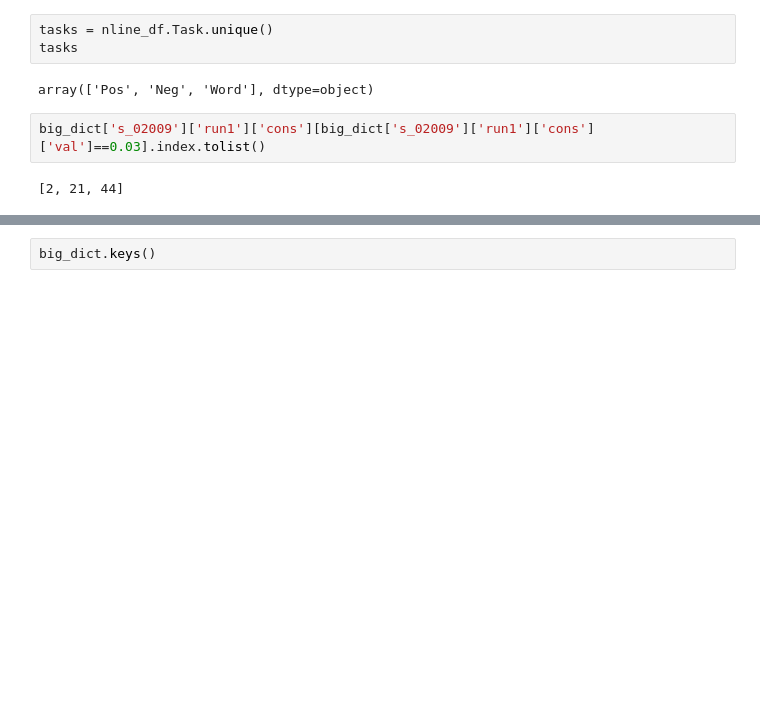
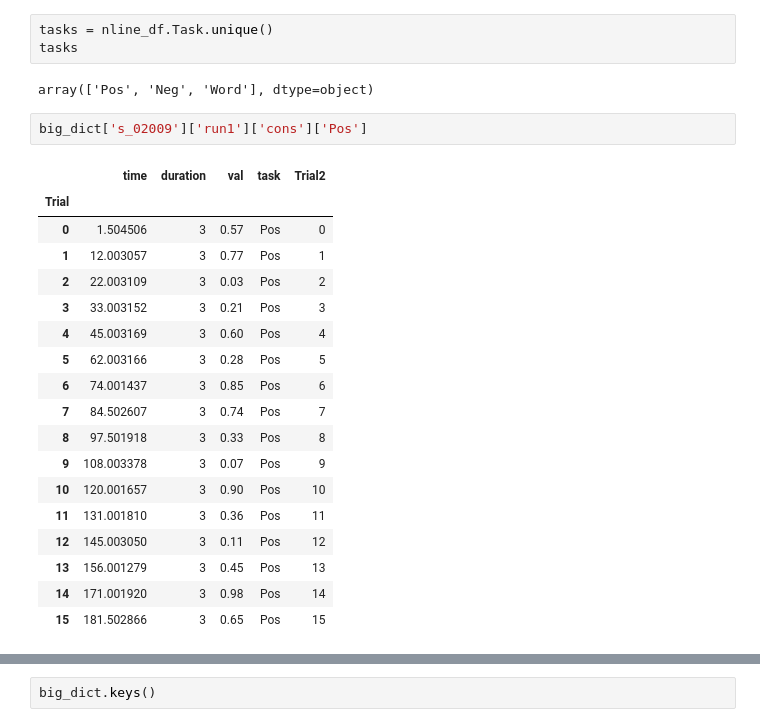
Before and after one commit to franink/Fractions, a Jupyter notebook: Data_Analyses/NLine_LSS_select_Volumes.ipynb, the cells around one changed output, grey strips where cells are left out. Saved outputs shown, nothing was run; the diff lists cells and outputs as text; blank space fills up the shorter version.

```diff
--- a/Data_Analyses/NLine_LSS_select_Volumes.ipynb
+++ b/Data_Analyses/NLine_LSS_select_Volumes.ipynb
@@ -521,8 +527,25 @@ tasks = nline_df.Task.unique()
 tasks
 # %% [output]
 array(['Pos', 'Neg', 'Word'], dtype=object)
-# %%
-big_dict['s_02009']['run1']['cons'][big_dict['s_02009']['run1']['cons']['val']==0.03].index.tolist()
-# %% [output]
-[2, 21, 44]
+# %%
+big_dict['s_02009']['run1']['cons']['Pos']
+# %% [output]
+|  | time | duration | val | task | Trial2 |
+| Trial |  |  |  |  |  |
+| 0 | 1.504506 | 3 | 0.57 | Pos | 0 |
+| 1 | 12.003057 | 3 | 0.77 | Pos | 1 |
+| 2 | 22.003109 | 3 | 0.03 | Pos | 2 |
+| 3 | 33.003152 | 3 | 0.21 | Pos | 3 |
+| 4 | 45.003169 | 3 | 0.60 | Pos | 4 |
+| 5 | 62.003166 | 3 | 0.28 | Pos | 5 |
+| 6 | 74.001437 | 3 | 0.85 | Pos | 6 |
+| 7 | 84.502607 | 3 | 0.74 | Pos | 7 |
+| 8 | 97.501918 | 3 | 0.33 | Pos | 8 |
+| 9 | 108.003378 | 3 | 0.07 | Pos | 9 |
+| 10 | 120.001657 | 3 | 0.90 | Pos | 10 |
+| 11 | 131.001810 | 3 | 0.36 | Pos | 11 |
+| 12 | 145.003050 | 3 | 0.11 | Pos | 12 |
+| 13 | 156.001279 | 3 | 0.45 | Pos | 13 |
+| 14 | 171.001920 | 3 | 0.98 | Pos | 14 |
+| 15 | 181.502866 | 3 | 0.65 | Pos | 15 |
 # %%
```
Also changed, not shown: parts of 15 cells of this notebook, 2 other files.
